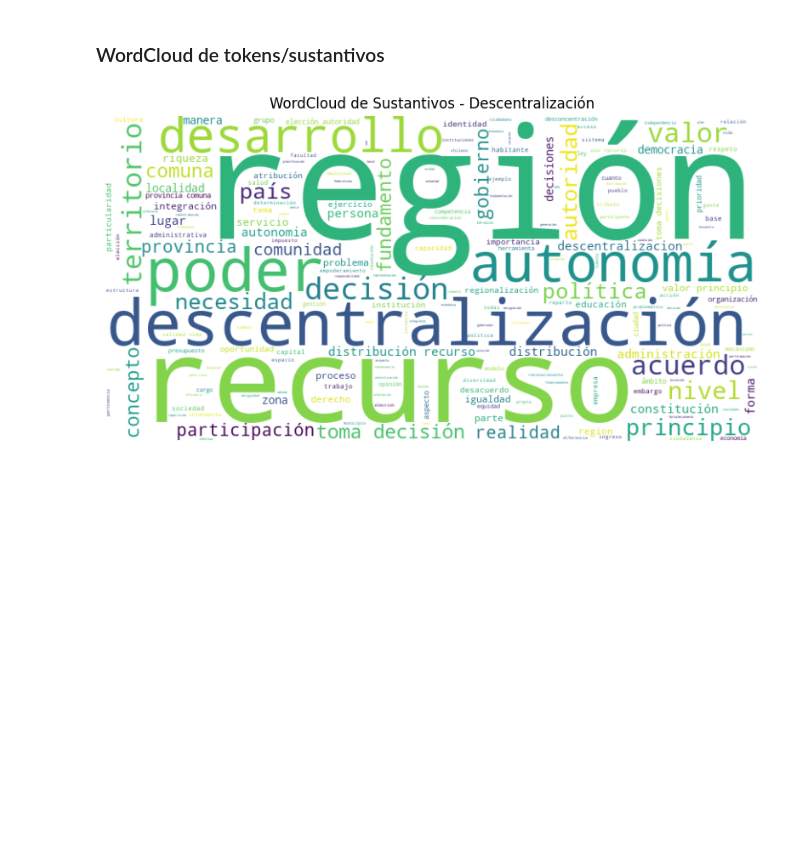
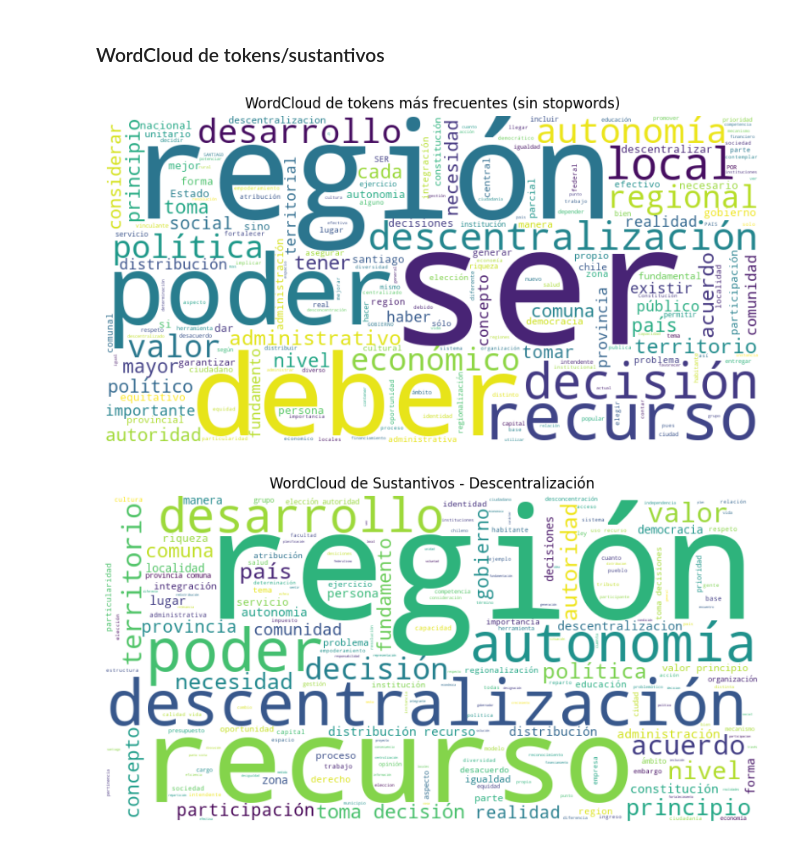
Before and after one commit to RiveraCamilo/mineria-texto-nlp, a Jupyter notebook: tarea1_camilo_rivera.ipynb, the cells around one changed output. Drawn from its saved outputs; the diff is of its cells as text; code cells hidden in the pictures; blank space fills up the shorter version.

```diff
--- a/tarea1_camilo_rivera.ipynb
+++ b/tarea1_camilo_rivera.ipynb
@@ -166,5 +189,49 @@ df_concepto['lemma'] = [lemmatizer(x) for x in df_concepto['fundamento']]
+# %%
+esp_stop = stopwords.words('spanish')
+
+# Tokenizamos todo el corpus unido
+vocab = set(word_tokenize(' '.join(df_concepto['lemma'].tolist())))
+vocab = [x for x in vocab if x not in esp_stop]
+# %%
+# Crear DTM simplificada
+
+dtm = pd.DataFrame()
+for ix in range(min(1000, df_concepto.shape[0])):
+    frase = df_concepto['lemma'][ix]
+    tokens = word_tokenize(frase)
+    tcounts1 = Counter(x for x in tokens if x in vocab)
+    df_counts = pd.DataFrame.from_dict([tcounts1]).reset_index()
+    dtm = pd.concat([dtm, df_counts], axis=0, ignore_index=True)
+
+if 'index' in dtm.columns:
+    dtm.drop(['index'], axis=1, inplace=True)
 # %% [markdown]
 ### WordCloud de tokens/sustantivos
+# %%
+# Unir todos los tokens que están en vocab
+toks = []
+for frase in df_concepto['lemma']:
+    tokens = word_tokenize(frase)
+    tokens = [x for x in tokens if x in vocab]
+    toks.extend(tokens)
+
+df_tokens = pd.DataFrame(toks, columns=['token'])
+tokens_count = df_tokens['token'].value_counts().rename_axis('token').reset_index(name='counts')
+
+# Eliminar los que aparecen 3 veces o menos y que son stopwords
+tokens_count = tokens_count[tokens_count['counts'] > 3]
+tokens_count = tokens_count[~tokens_count['token'].isin(esp_stop)]
+# %%
+data = dict(zip(tokens_count['token'], tokens_count['counts']))
+wc = WordCloud(background_color='white', width=800, height=400, max_words=200).generate_from_frequencies(data)
+
+plt.figure(figsize=(10, 6))
+plt.imshow(wc, interpolation='bilinear')
+plt.axis('off')
+plt.title("WordCloud de tokens más frecuentes (sin stopwords)")
+plt.show()
+# %% [output]
+[figure, added]
 # %%
 from nltk import word_tokenize
 from nltk.corpus import stopwords
```
Also changed, not shown: parts of 9 cells of this notebook.
